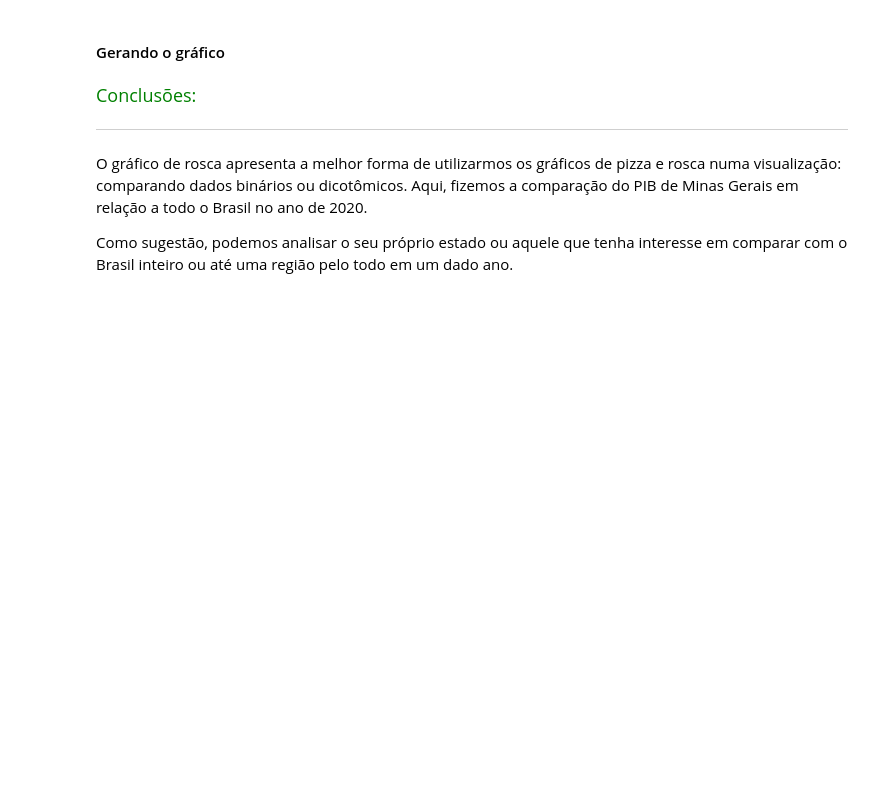
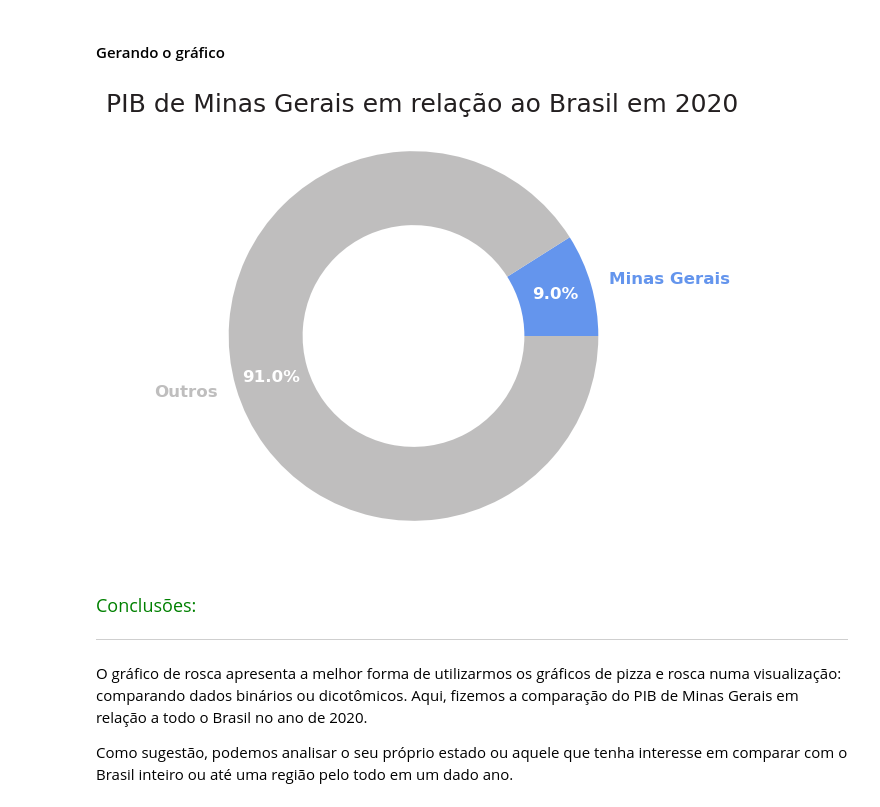
Before and after one commit to ledsouza/dataviz-graficos-composicao-relacionamento, a Jupyter notebook: Projeto.ipynb, the cells around one changed output. Saved outputs shown, nothing was run; the diff lists cells and outputs as text; code cells hidden in the pictures; blank space fills up the shorter version.

```diff
--- a/Projeto.ipynb
+++ b/Projeto.ipynb
@@ -302,8 +302,8 @@ Como sugestão, podemos testar adicionando os valores absolutos do PIB das regi
 df_mg_2020 = df_pib.query("ano == 2020")[["sigla_uf", "pib"]]
 
 # Renomeando todos os estados como 'Outros' e mudando da sigla MG para Minas Gerais
-...
-...
+df_mg_2020.loc[df_mg_2020["sigla_uf"] == "MG", "sigla_uf"] = "Minas Gerais"
+df_mg_2020.loc[df_mg_2020["sigla_uf"] != "Minas Gerais", "sigla_uf"] = "Outros"
 
-...
+df_mg_2020 = df_mg_2020.groupby("sigla_uf").sum()
 df_mg_2020
@@ -312,26 +317,31 @@ df_mg_2020
 # %%
 ## Configurando o gráfico com parâmetros que potencializam a visualização dos dados
 
 # Importando as bibliotecas
 import matplotlib.pyplot as plt
 
 # Área do gráfico e tema da visualização
 fig, ax = plt.subplots(figsize=(6,6))
 
 # Definindo as cores do gráfico
 cores = [AZUL3, CINZA5]
 
 # Personalizando o gráfico
 plt.suptitle('PIB de Minas Gerais em relação ao Brasil em 2020', fontsize=18, color=CINZA1, ha = 'left', x = 0, y = 0.9)
 
 # Gerando o gráfico do PIB de 2020 de Minas Gerais em relação a todo Brasil
-...
+ptc, text, _ = ax.pie(data = df_mg_2020, x="pib", labels=df_mg_2020.index, autopct = "%.1f%%",
+                      startangle = 0, pctdistance = 0.8, wedgeprops=dict(width=0.4),
+                      textprops=dict(size=12, fontweight="bold", color= BRANCO),
+                      colors = cores)
 
-# # Ajustando as cores das regiões relativas as fatias
-# for i, p in enumerate(ptc):
-#   text[i].set_color(p.get_facecolor())
+# Ajustando as cores das regiões relativas as fatias
+for i, p in enumerate(ptc):
+  text[i].set_color(p.get_facecolor())
 
 plt.show()
+# %% [output]
+[figure, added]
 # %% [markdown]
 <font color=green size=4> Conclusões: </font>
 
```
Also changed, not shown: parts of 1 cell of this notebook.
